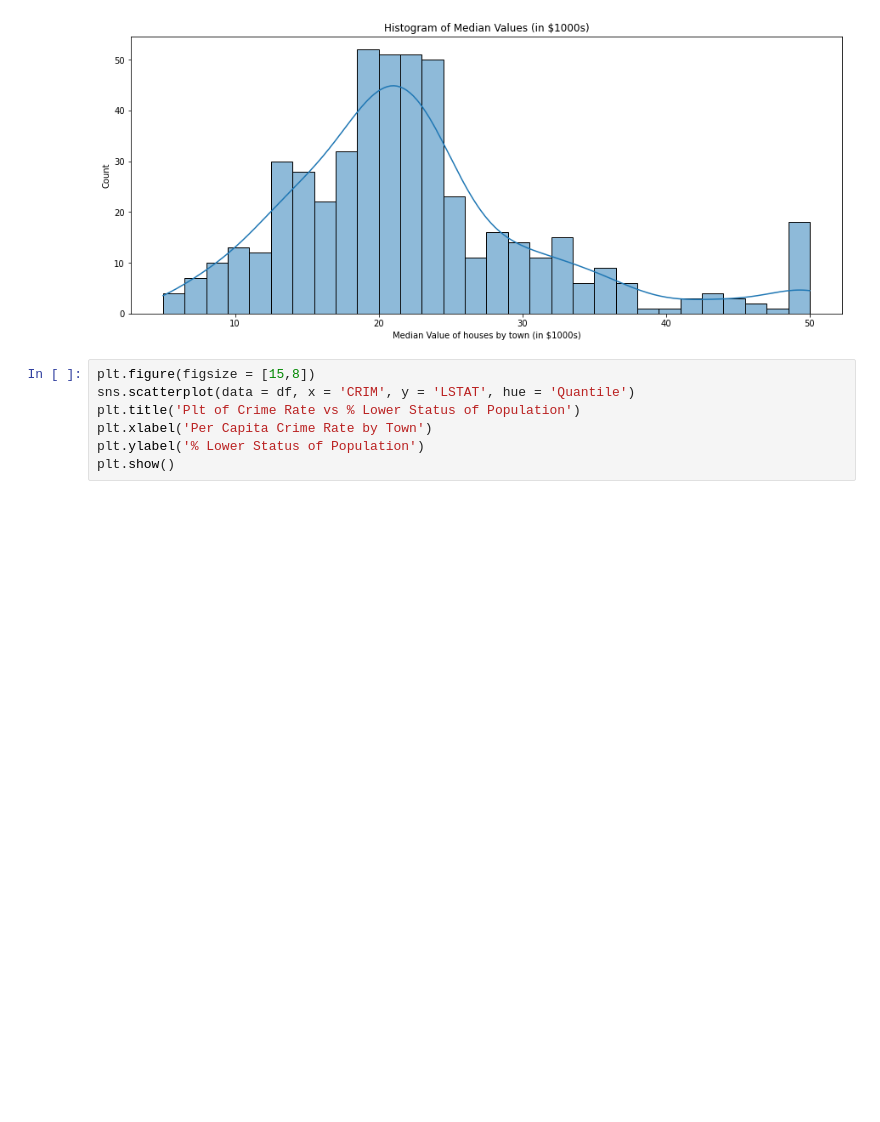
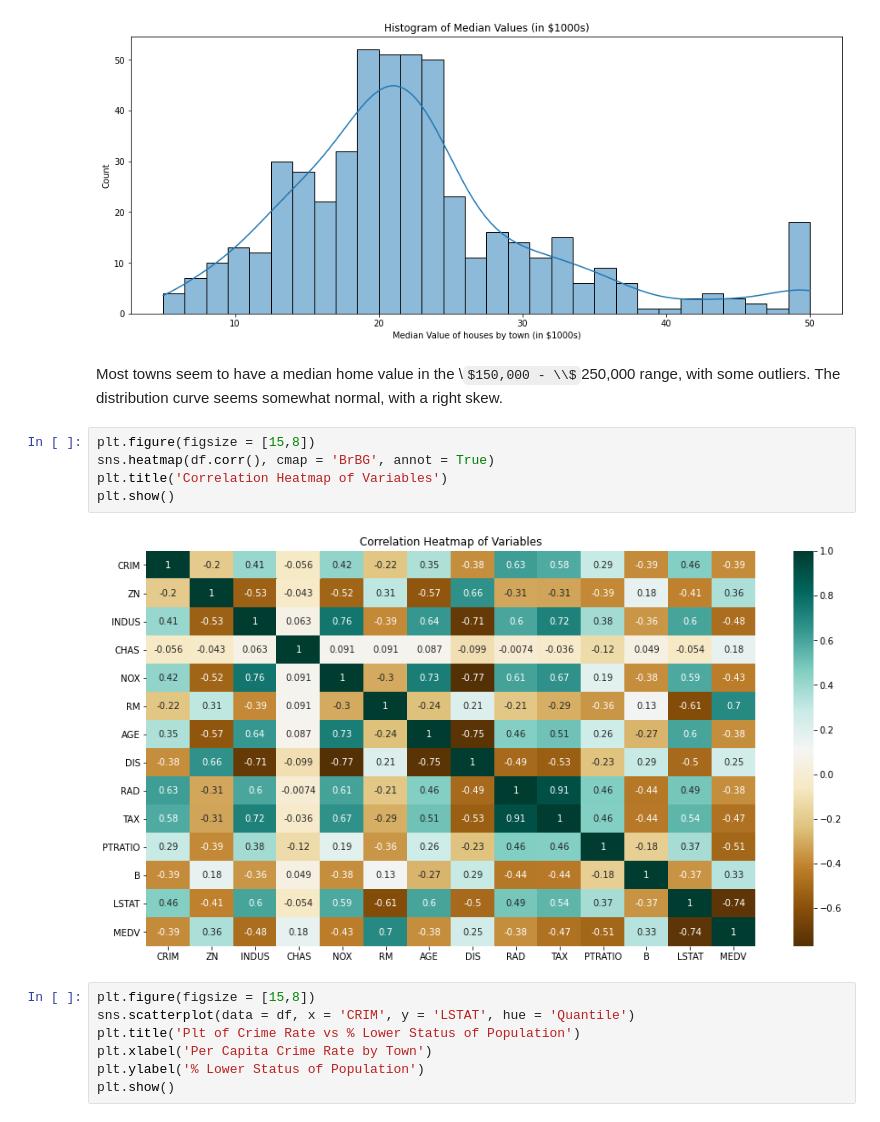
Before and after one commit to BashfulBaobab/BostonHousing, a Jupyter notebook: Boston Housing.ipynb, the cells around one changed output. Saved outputs shown, nothing was run; the diff lists cells and outputs as text; some formulas as TeX source; blank space fills up the shorter version.

Commit message:
More visualizations and some feature engineering

```diff
--- a/Boston Housing.ipynb
+++ b/Boston Housing.ipynb
@@ -135,6 +144,15 @@ plt.xlabel('Median Value of houses by town (in $1000s)')
 plt.show()
 # %% [output]
 [figure]
+# %% [markdown]
+Most towns seem to have a median home value in the \\$150,000 - \\$250,000 range, with some outliers. The distribution curve seems somewhat normal, with a right skew.
+# %%
+plt.figure(figsize = [15,8])
+sns.heatmap(df.corr(), cmap = 'BrBG', annot = True)
+plt.title('Correlation Heatmap of Variables')
+plt.show()
+# %% [output]
+[figure, added]
 # %%
 plt.figure(figsize = [15,8])
 sns.scatterplot(data = df, x = 'CRIM', y = 'LSTAT', hue = 'Quantile')
```
Also changed, not shown: parts of 16 cells of this notebook.
